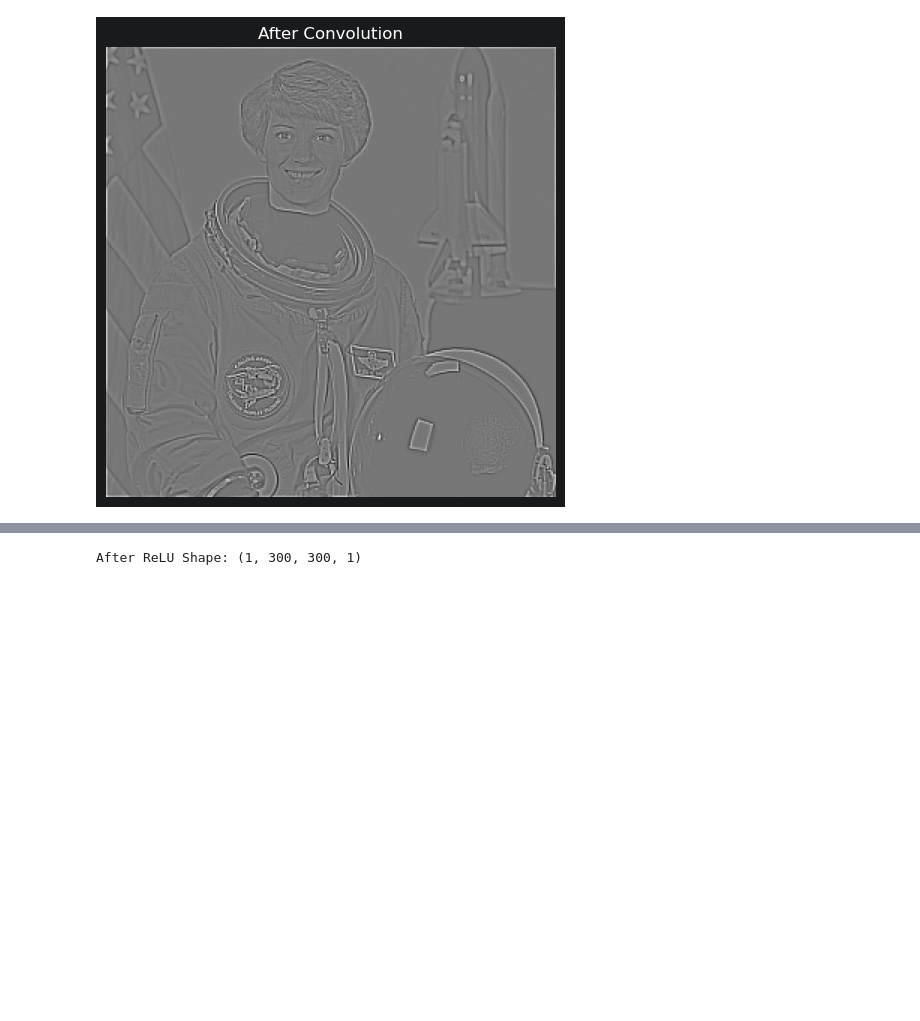
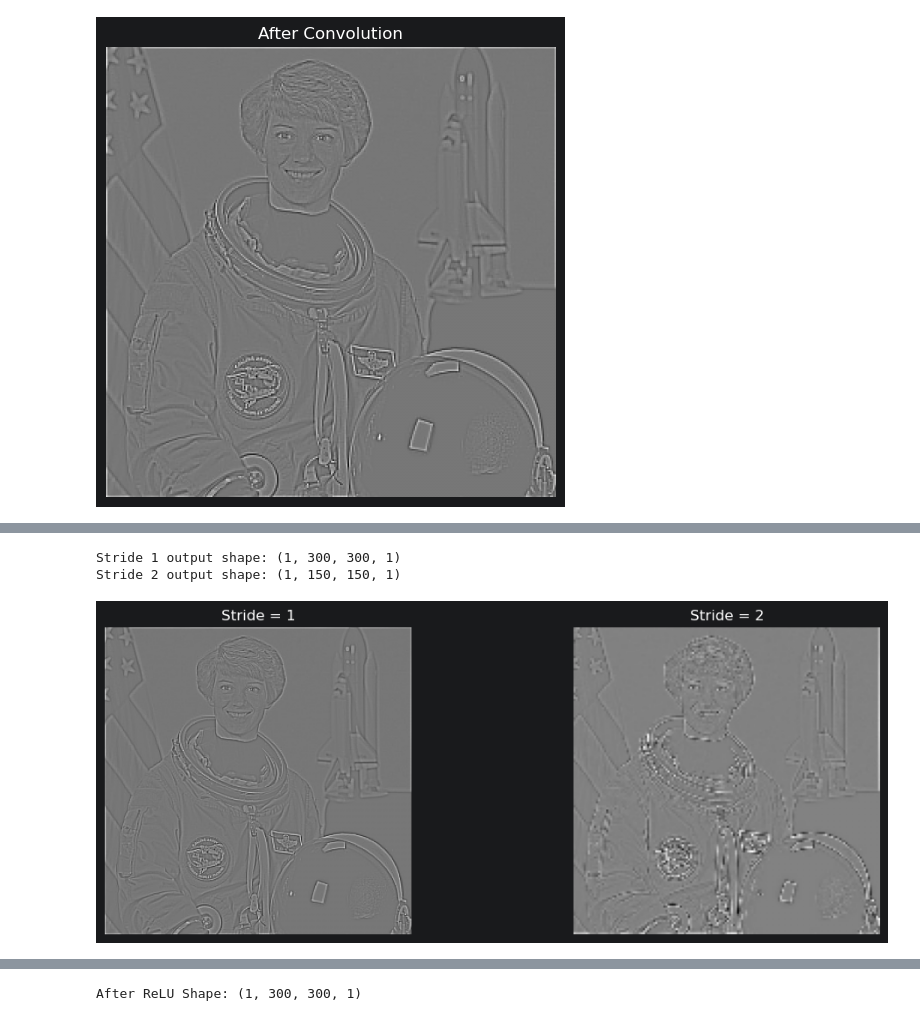
Before and after one commit to igabriel85/Adv.-Topics-Computer-Vision-and-Deep-Learning, a Jupyter notebook: CNNs/intro_cnn.ipynb, the cells around one changed output, grey strips where cells are left out. Drawn from its saved outputs; the diff is of its cells as text; code cells hidden in the pictures; blank space fills up the shorter version.

```diff
--- a/CNNs/intro_cnn.ipynb
+++ b/CNNs/intro_cnn.ipynb
@@ -72,0 +135,41 @@ After Convolution Shape: (1, 300, 300, 1)
+# %%
+# Compare stride 1 vs stride 2
+"""
+Larger stride reduces output size.
+It’s a form of downsampling.
+Unlike pooling, it combines feature extraction and downsampling in one step.
+"""
+conv_stride1 = tf.nn.conv2d(
+    input=image,
+    filters=kernel,
+    strides=[1, 1, 1, 1],
+    padding='SAME'
+)
+
+conv_stride2 = tf.nn.conv2d(
+    input=image,
+    filters=kernel,
+    strides=[1, 2, 2, 1],
+    padding='SAME'
+)
+
+print("Stride 1 output shape:", conv_stride1.shape)
+print("Stride 2 output shape:", conv_stride2.shape)
+
+plt.figure(figsize=(12, 4))
+
+plt.subplot(1, 2, 1)
+plt.imshow(tf.squeeze(conv_stride1))
+plt.title("Stride = 1")
+plt.axis("off")
+
+plt.subplot(1, 2, 2)
+plt.imshow(tf.squeeze(conv_stride2))
+plt.title("Stride = 2")
+plt.axis("off")
+
+plt.show()
+# %% [output]
+Stride 1 output shape: (1, 300, 300, 1)
+Stride 2 output shape: (1, 150, 150, 1)
+[figure, added]
```
Also changed, not shown: parts of 6 cells of this notebook, 1 other file.
